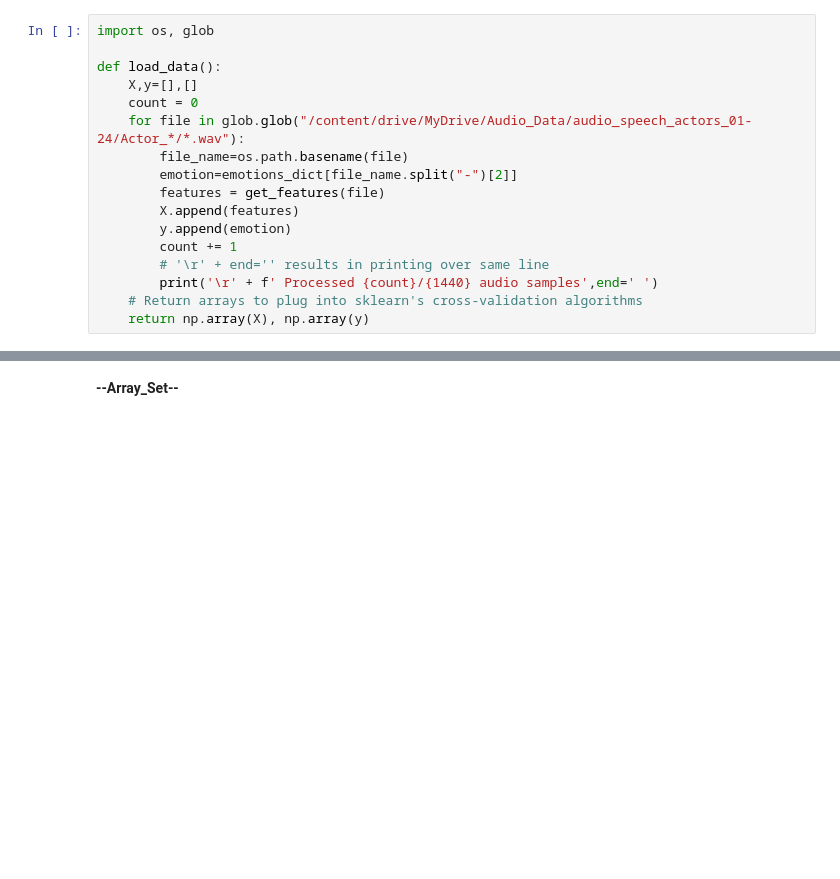
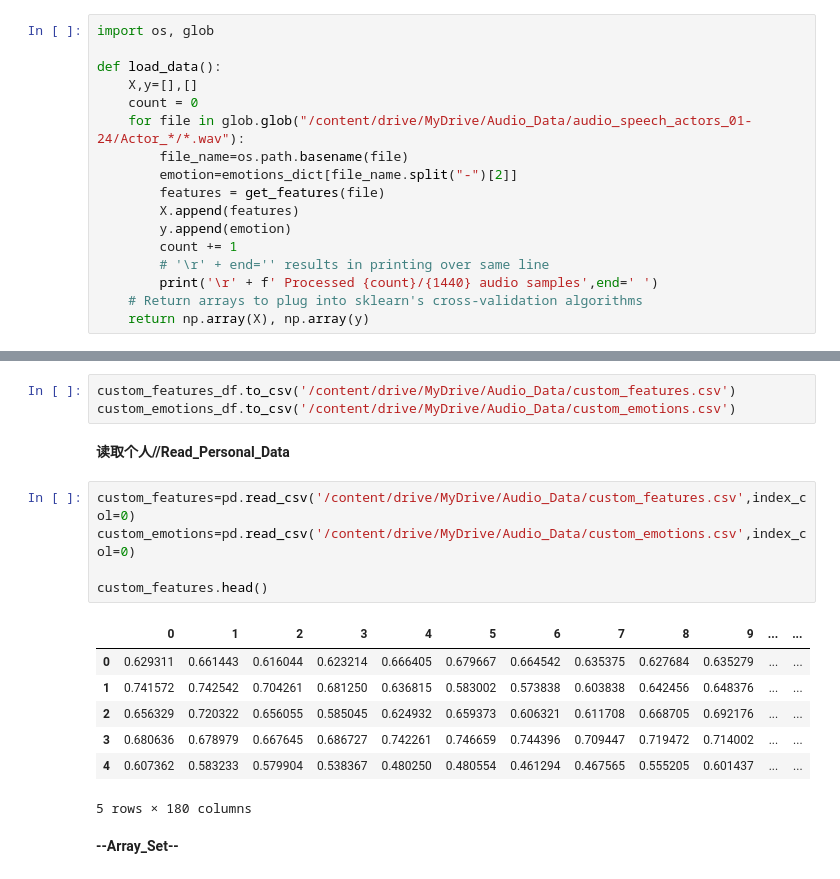
Before and after one commit to ThomasMoming/Week3-ClassicML, a Jupyter notebook: Week_3_ML_A3.ipynb, the cells around one changed output, grey strips where cells are left out. Saved outputs shown, nothing was run; the diff lists cells and outputs as text; blank space fills up the shorter version.

```diff
--- a/Week_3_ML_A3.ipynb
+++ b/Week_3_ML_A3.ipynb
@@ -109,3 +193,21 @@ def load_data():
+# %%
+custom_features_df.to_csv('/content/drive/MyDrive/Audio_Data/custom_features.csv')
+custom_emotions_df.to_csv('/content/drive/MyDrive/Audio_Data/custom_emotions.csv')
+# %% [markdown]
+**读取个人//Read_Personal_Data**
+# %%
+custom_features=pd.read_csv('/content/drive/MyDrive/Audio_Data/custom_features.csv',index_col=0)
+custom_emotions=pd.read_csv('/content/drive/MyDrive/Audio_Data/custom_emotions.csv',index_col=0)
+
+custom_features.head()
+# %% [output]
+|  | 0 | 1 | 2 | 3 | 4 | 5 | 6 | 7 | 8 | 9 | ... | ... |
+| 0 | 0.629311 | 0.661443 | 0.616044 | 0.623214 | 0.666405 | 0.679667 | 0.664542 | 0.635375 | 0.627684 | 0.635279 | ... | ... |
+| 1 | 0.741572 | 0.742542 | 0.704261 | 0.681250 | 0.636815 | 0.583002 | 0.573838 | 0.603838 | 0.642456 | 0.648376 | ... | ... |
+| 2 | 0.656329 | 0.720322 | 0.656055 | 0.585045 | 0.624932 | 0.659373 | 0.606321 | 0.611708 | 0.668705 | 0.692176 | ... | ... |
+| 3 | 0.680636 | 0.678979 | 0.667645 | 0.686727 | 0.742261 | 0.746659 | 0.744396 | 0.709447 | 0.719472 | 0.714002 | ... | ... |
+| 4 | 0.607362 | 0.583233 | 0.579904 | 0.538367 | 0.480250 | 0.480554 | 0.461294 | 0.467565 | 0.555205 | 0.601437 | ... | ... |
+5 rows × 180 columns
 # %% [markdown]
 **--Array_Set--**
 # %%
```
Also changed, not shown: parts of 20 cells of this notebook.
